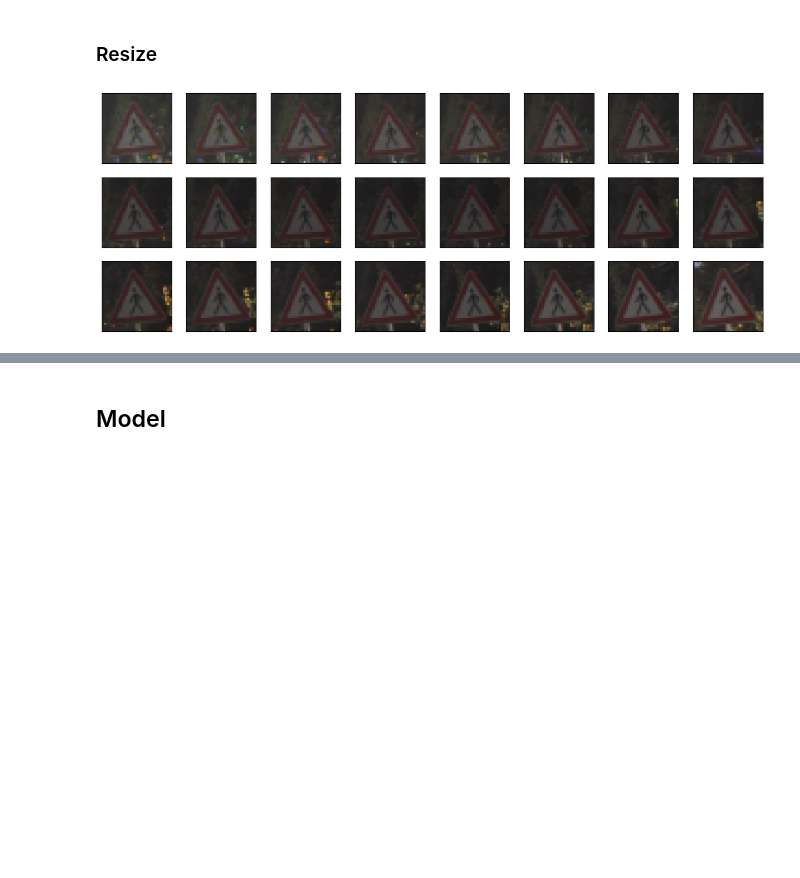
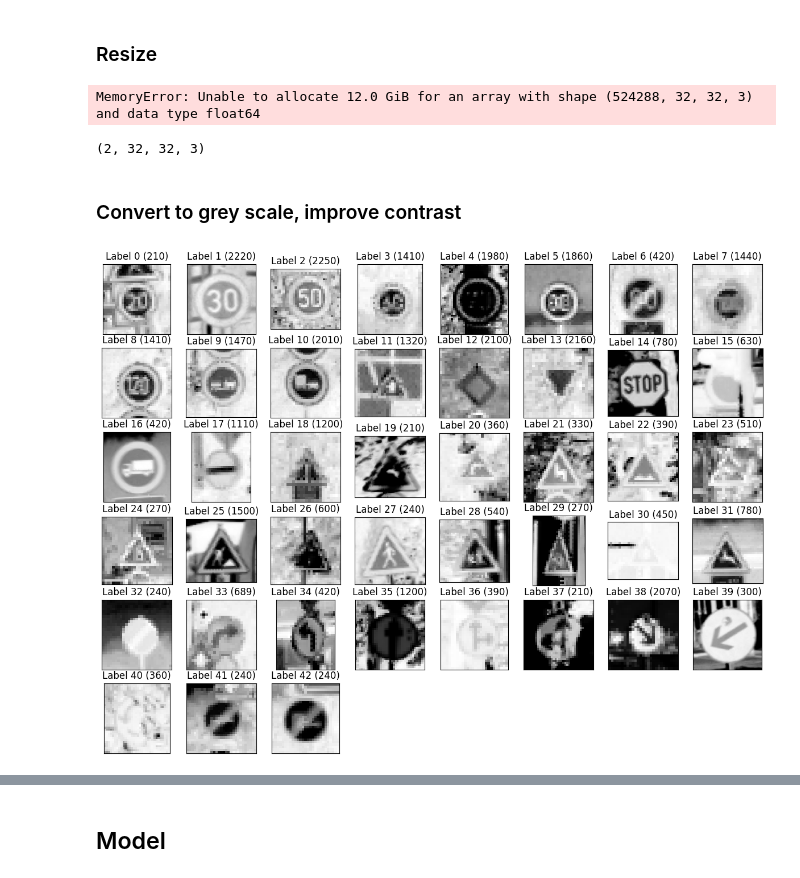
Before and after one commit to isthatm/TrafficSignClassification, a Jupyter notebook: src/DL_traffic_sign.ipynb, the cells around one changed output, grey strips where cells are left out. Drawn from its saved outputs; the diff is of its cells as text; code cells hidden in the pictures; blank space fills up the shorter version.

```diff
--- a/src/DL_traffic_sign.ipynb
+++ b/src/DL_traffic_sign.ipynb
@@ -170,8 +207,50 @@ display_images(train_images, train_labels, category=23)
 # %% [markdown]
 ### Resize
 # %%
-resizedTrainingImages = [ skimage.transform.resize(train_image,(32, 32), mode = "constant")
+train_images, train_labels  = pickle_data(file = 'train_dataset')
+
+train_images = [ skimage.transform.resize(train_image,(32, 32), mode = "constant")
                             for train_image in train_images ]
-display_images(resizedTrainingImages, train_labels, category=27)
+
+train_images = add4D(train_images)
+# display_images(resizedTrainingImages, train_labels, category=27)
 # %% [output]
-[figure, removed]
+MemoryError: Unable to allocate 12.0 GiB for an array with shape (524288, 32, 32, 3) and data type float64
+# %%
+print(np.shape(train_images[0]))
+# %% [output]
+(2, 32, 32, 3)
+# %% [markdown]
+### Convert to grey scale, improve contrast
+# %%
+from skimage import exposure
+
+def preprocess_images(images, improveCon = True):
+    """
+        - Convert RGB images to grey scale
+        - Normalize pixels to 0-1,
+        - Improve the contrast with adaptive histogram localization
+    """
+    # Adaptive hist localization
+    gImages = []
+    for i in range(len(images)):
+        # Conver RGB -> grey scale
+        greyTrans = 0.299 * images[i][ :, :, 0] + 0.587 * images[i][ :, :, 1] + 0.114 * images[i][ :, :, 2]
+        gImages.append(greyTrans)
+
+        # Normalize to 0-1
+        gImages[i] = (gImages[i]/255).astype(np.float32)
+
+        if improveCon:
+            # Improve the contrast
+            gImages[i] = exposure.equalize_adapthist(gImages[i])
+
+        # Add ONE 3-D channel for grey scale
+        gImages[i] = gImages[i].reshape(gImages[i].shape + (1,))
+
+    return gImages
+# %%
+# Display all images
+display_images(preprocess_images(train_images, improveCon=False), train_labels, greyScale=True)
+# %% [output]
+[figure, added]
```
Also changed, not shown: parts of 19 cells of this notebook.
